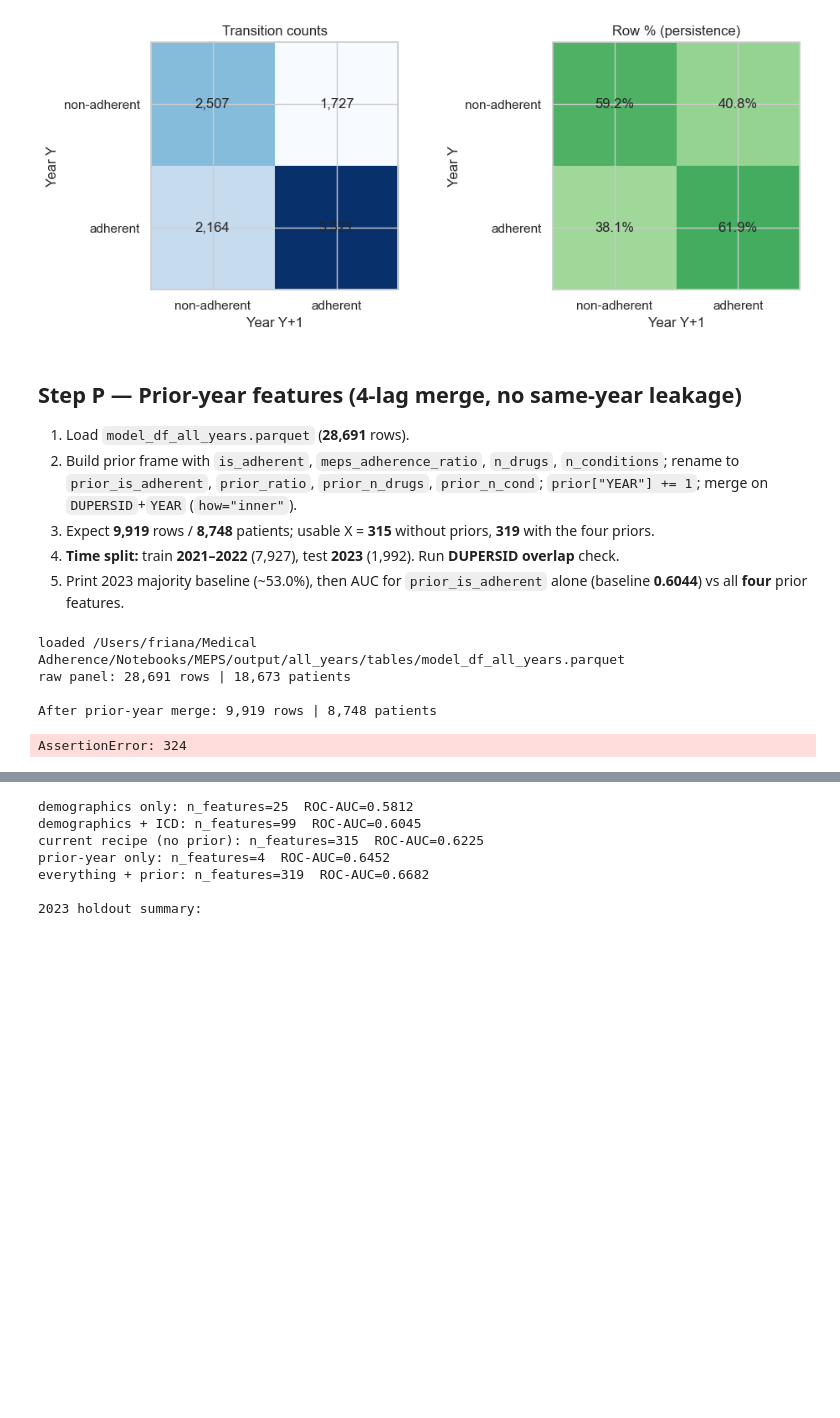
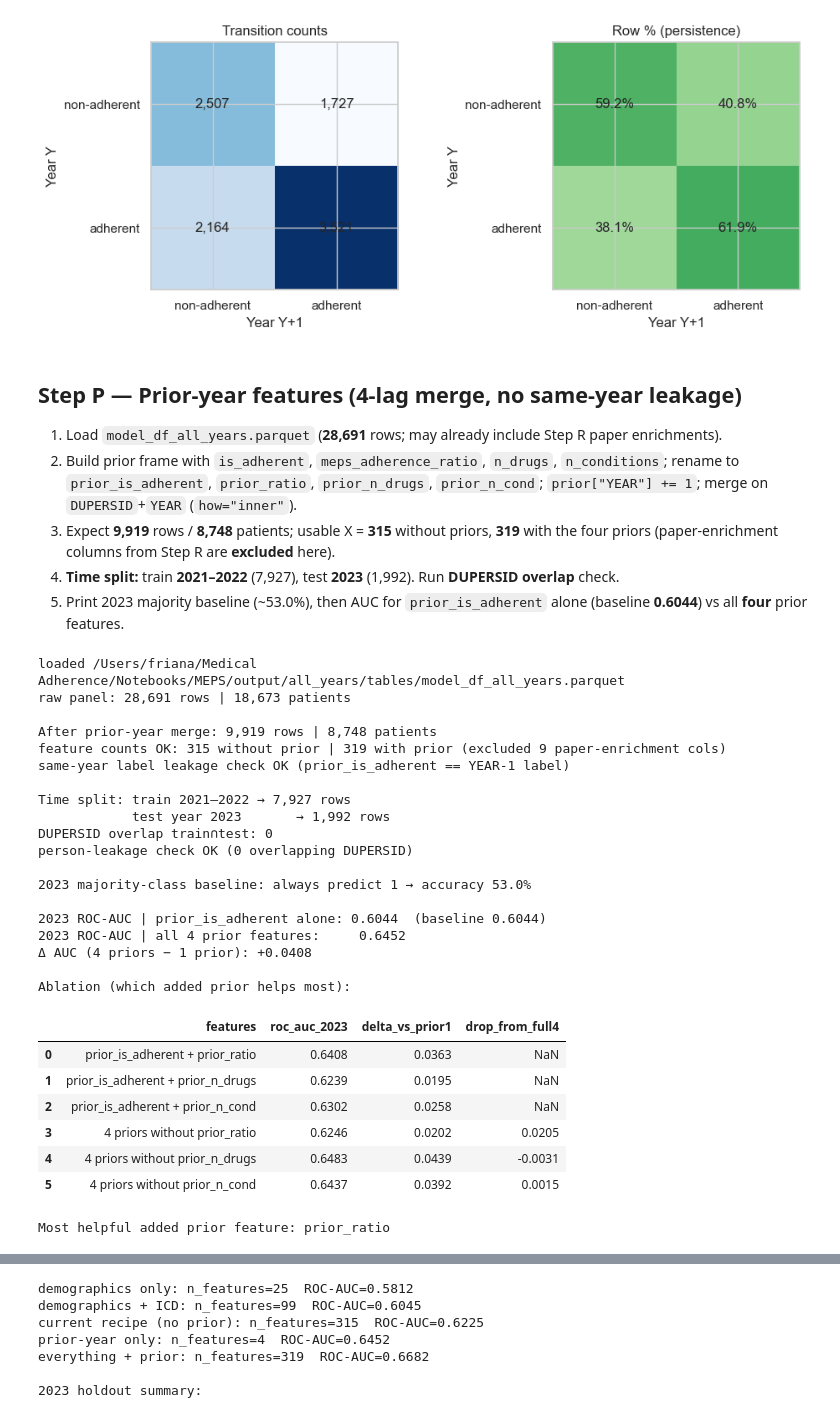
Before and after one commit to FrianaEngineer/Medical-Adherence, a Jupyter notebook: Notebooks/allYearMergeClean.ipynb, the cells around one changed output, grey strips where cells are left out. Saved outputs shown, nothing was run; the diff lists cells and outputs as text; code cells hidden in the pictures; blank space fills up the shorter version.

```diff
--- a/Notebooks/allYearMergeClean.ipynb
+++ b/Notebooks/allYearMergeClean.ipynb
@@ -2279,9 +2279,9 @@ Continuous meps_adherence_ratio (Y vs Y+1), n=9,919
 # %% [markdown]
 ## Step P — Prior-year features (4-lag merge, no same-year leakage)
 
-1. Load `model_df_all_years.parquet` (**28,691** rows).
+1. Load `model_df_all_years.parquet` (**28,691** rows; may already include Step R paper enrichments).
 2. Build prior frame with `is_adherent`, `meps_adherence_ratio`, `n_drugs`, `n_conditions`; rename to `prior_is_adherent`, `prior_ratio`, `prior_n_drugs`, `prior_n_cond`; `prior["YEAR"] += 1`; merge on `DUPERSID`+`YEAR` (`how="inner"`).
-3. Expect **9,919** rows / **8,748** patients; usable X = **315** without priors, **319** with the four priors.
+3. Expect **9,919** rows / **8,748** patients; usable X = **315** without priors, **319** with the four priors (paper-enrichment columns from Step R are **excluded** here).
 4. **Time split:** train **2021–2022** (7,927), test **2023** (1,992). Run **DUPERSID overlap** check.
 5. Print 2023 majority baseline (~53.0%), then AUC for `prior_is_adherent` alone (baseline **0.6044**) vs all **four** prior features.
 # %%
@@ -2319,7 +2319,25 @@ print(f"\nAfter prior-year merge: {n_rows:,} rows | {n_patients:,} patients")
 assert n_rows == 9919, f"expected 9919 rows, got {n_rows}"
 assert n_patients == 8748, f"expected 8748 patients, got {n_patients}"
 
-DROP_FROM_X = {"DUPERSID", "YEAR", "is_adherent", "meps_adherence_ratio"}
+# Paper enrichments (Step R) stay off the P/Q baseline recipe
+PAPER_ENRICH_COLS = {
+    "MARRYXX",
+    "REGIONXX",
+    "EDUCYR",
+    "RACETHX",
+    "medication_freq",
+    "medication_dose",
+    "medication_dose_unit",
+    "medication_qty_unit",
+    "medication_freq_bin",
+}
+DROP_FROM_X = {
+    "DUPERSID",
+    "YEAR",
+    "is_adherent",
+    "meps_adherence_ratio",
+    *PAPER_ENRICH_COLS,
+}
 usable_no_prior = [
     c for c in lagged.columns
     if c not in DROP_FROM_X and c not in PRIOR_COLS
@@ -2327,7 +2345,12 @@ usable_no_prior = [
 usable_with_prior = [c for c in lagged.columns if c not in DROP_FROM_X]
 assert len(usable_no_prior) == 315, len(usable_no_prior)
 assert len(usable_with_prior) == 319, len(usable_with_prior)
-print(f"feature counts OK: {len(usable_no_prior)} without prior | {len(usable_with_prior)} with prior")
+_n_enrich = sum(1 for c in PAPER_ENRICH_COLS if c in lagged.columns)
+print(
+    f"feature counts OK: {len(usable_no_prior)} without prior | "
+    f"{len(usable_with_prior)} with prior"
+    + (f" (excluded {_n_enrich} paper-enrichment cols)" if _n_enrich else "")
+)
 
 # Same-year leakage check for prior_is_adherent
 prev_lookup = model_df_all.set_index(["DUPERSID", "YEAR"])["is_adherent"]
@@ -2403,34 +2426,56 @@ for drop in ["prior_ratio", "prior_n_drugs", "prior_n_cond"]:
     auc_l, _ = _auc_xgb(cols)
     ablation_rows.append({
         "features": f"4 priors without {drop}",
         "roc_auc_2023": auc_l,
         "delta_vs_prior1": auc_l - auc_prior1,
         "drop_from_full4": auc_prior4 - auc_l,
     })
 
 ablation_df = pd.DataFrame(ablation_rows)
 print("\nAblation (which added prior helps most):")
 display(ablation_df.round(4))
 
 best_added = max(
     ["prior_ratio", "prior_n_drugs", "prior_n_cond"],
     key=lambda c: next(
         r["delta_vs_prior1"] for r in ablation_rows
         if r["features"] == f"prior_is_adherent + {c}"
     ),
 )
 print(f"\nMost helpful added prior feature: {best_added}")
 
 lagged_df = lagged
 prior_auc_1 = auc_prior1
 prior_auc_4 = auc_prior4
 majority_baseline_2023 = maj_acc
 # %% [output]
 loaded /Users/friana/Medical Adherence/Notebooks/MEPS/output/all_years/tables/model_df_all_years.parquet
 raw panel: 28,691 rows | 18,673 patients
 
 After prior-year merge: 9,919 rows | 8,748 patients
+feature counts OK: 315 without prior | 319 with prior (excluded 9 paper-enrichment cols)
+same-year label leakage check OK (prior_is_adherent == YEAR-1 label)
+
+Time split: train 2021–2022 → 7,927 rows
+            test year 2023       → 1,992 rows
+DUPERSID overlap train∩test: 0
+person-leakage check OK (0 overlapping DUPERSID)
+
+2023 majority-class baseline: always predict 1 → accuracy 53.0%
+
+2023 ROC-AUC | prior_is_adherent alone: 0.6044  (baseline 0.6044)
+2023 ROC-AUC | all 4 prior features:     0.6452
+Δ AUC (4 priors − 1 prior): +0.0408
+
+Ablation (which added prior helps most):
+|  | features | roc_auc_2023 | delta_vs_prior1 | drop_from_full4 |
+| 0 | prior_is_adherent + prior_ratio | 0.6408 | 0.0363 | NaN |
+| 1 | prior_is_adherent + prior_n_drugs | 0.6239 | 0.0195 | NaN |
+| 2 | prior_is_adherent + prior_n_cond | 0.6302 | 0.0258 | NaN |
+| 3 | 4 priors without prior_ratio | 0.6246 | 0.0202 | 0.0205 |
+| 4 | 4 priors without prior_n_drugs | 0.6483 | 0.0439 | -0.0031 |
+| 5 | 4 priors without prior_n_cond | 0.6437 | 0.0392 | 0.0015 |
-AssertionError: 324
+Most helpful added prior feature: prior_ratio
 # %% [markdown]
 ## Step Q — Fixed XGBoost feature-group comparison (2023 holdout)
 
```
Also changed, not shown: parts of 5 cells of this notebook.
